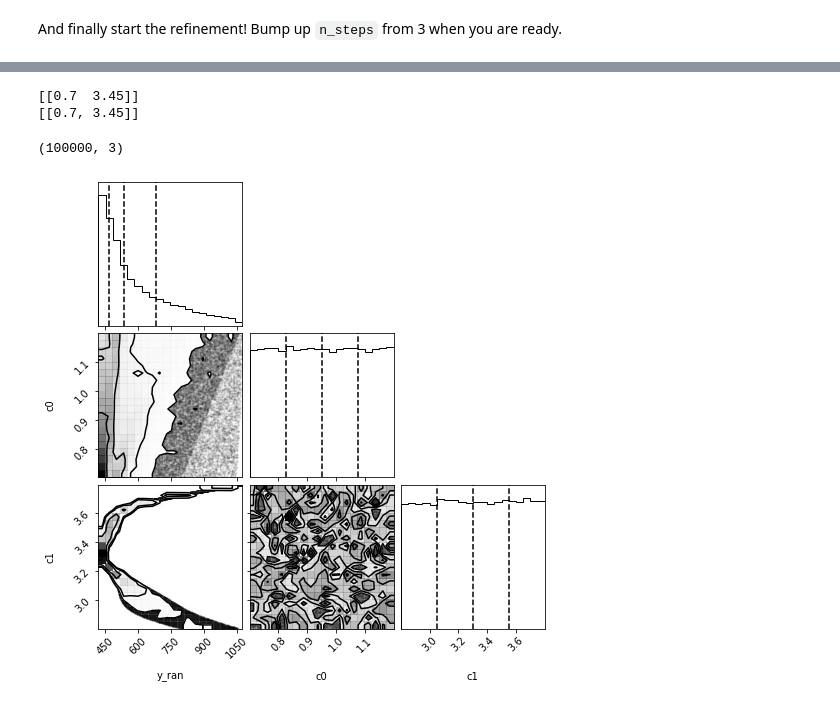
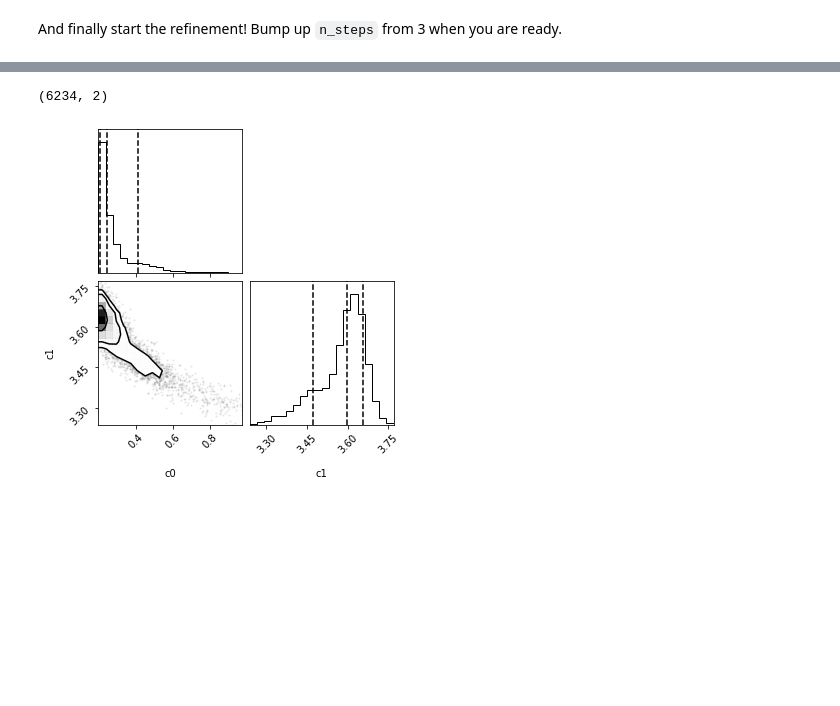
Before and after one commit to ISISNeutronMuon/MDMC, a Jupyter notebook: doc/tutorials/Argon-a-to-z_corner_implementation.ipynb, the cells around one changed output, grey strips where cells are left out. Saved outputs shown, nothing was run; the diff lists cells and outputs as text; code cells hidden in the pictures; blank space fills up the shorter version.

Commit message:
plots now working, but not sure abuot outputs being correct

```diff
--- a/doc/tutorials/Argon-a-to-z_corner_implementation.ipynb
+++ b/doc/tutorials/Argon-a-to-z_corner_implementation.ipynb
@@ -92,7 +92,7 @@ Additionally, some observables will have an upper limit on the number of MD_step
 # %%
 fit_parameters = universe.parameters
 fit_parameters['sigma'].constraints = [2.8,3.8]
-fit_parameters['epsilon'].constraints = [0.7, 1.2]
+fit_parameters['epsilon'].constraints = [0.2, 1.2]
 
 
 control = Control(simulation=simulation,
@@ -102,7 +102,7 @@ control = Control(simulation=simulation,
                   reset_config=True,
                   MD_steps=1000,
                   equilibration_steps=2000,
-                  n_points=30)
+                  n_points=80)
 # %% [output]
 Control created with:
   Minimizer                             GPO
@@ -155,5 +135,5 @@ class GaussianProcessRegressor(sklearn.gaussian_process._gpr.GaussianProcessRegr
 # %%
-point = (0.4,3.0)
+point = (0.2,3.6)
 def predicter(*input):
     point = np.array([input])
     Foms=[]
@@ -182,9 +147,3 @@ GaussianProcessRegressor(kernel=1**2 * Matern(length_scale=[1, 1], nu=2.5) + Whi
-# %%
-print(np.array([0.7,3.45]).reshape(1,-1))
-print([[0.7, 3.45]])
-# %% [output]
-[[0.7  3.45]]
-[[0.7, 3.45]]
 # %%
 from skopt import expected_minimum_random_sampling
 # %%
@@ -223,20 +183,36 @@ def expected_minimum_random_samplingj(res, n_random_starts=100000,
 # %%
-_, _, y_ran, coords = expected_minimum_random_samplingj(control.minimizer.optimizer, n_random_starts=100000)
+_, _, y_ran, coords = expected_minimum_random_samplingj(control.minimizer.optimizer, n_random_starts=1000000)
+# %%
+
+def remove_points(chi_squared, coords):
+    lowest_chi = np.min(chi_squared)
+    deletable_points = []
+    for i, point in enumerate(chi_squared):
+        if np.random.random() > np.exp((lowest_chi - chi_squared[i])/(lowest_chi/100.0)):
+            deletable_points.append(i)
+    reduced_chi = np.delete(chi_squared, deletable_points)
+    for i in sorted(deletable_points, reverse=True):
+        coords.pop(i)  # I don't like this, any advice?
+
+    return reduced_chi, coords
+
+less_y, less_coords = remove_points(y_ran, coords)
 # %%
-from arviz import convert_to_dataset
 import corner
+import xarray as xr
 
 y_ran= np.array(y_ran)
-c0 = np.array(coords)[:,0]
-c1 = np.array(coords)[:,1]
-data = np.array([y_ran, c0, c1])
+c0 = np.array(less_coords)[:,0]
+c1 = np.array(less_coords)[:,1]
+data = np.array([c0, c1])
 data = data.T
+#data = np.expand_dims(data, axis=0)
 print(data.shape)
-labels = [str(name) for name in ['y_ran', 'c0', 'c1']]
+labels = [str(name) for name in ['c0', 'c1']]
 kwds = {}
 kwds["labels"] = labels
 kwds["quantiles"] = [0.25, 0.5, 0.75]
-corner.corner(data, **kwds);
+corner.corner(data, labels = labels, quantiles = [0.15, 0.5, 0.85]);
 # %% [output]
-(100000, 3)
+(6234, 2)
-[figure, old version]
+[figure, new version]
```
Also changed, not shown: parts of 10 cells of this notebook.
